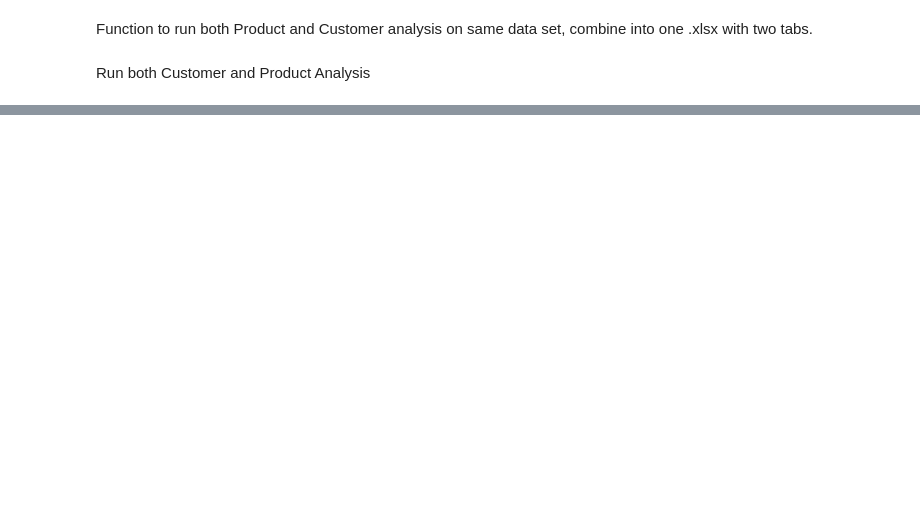
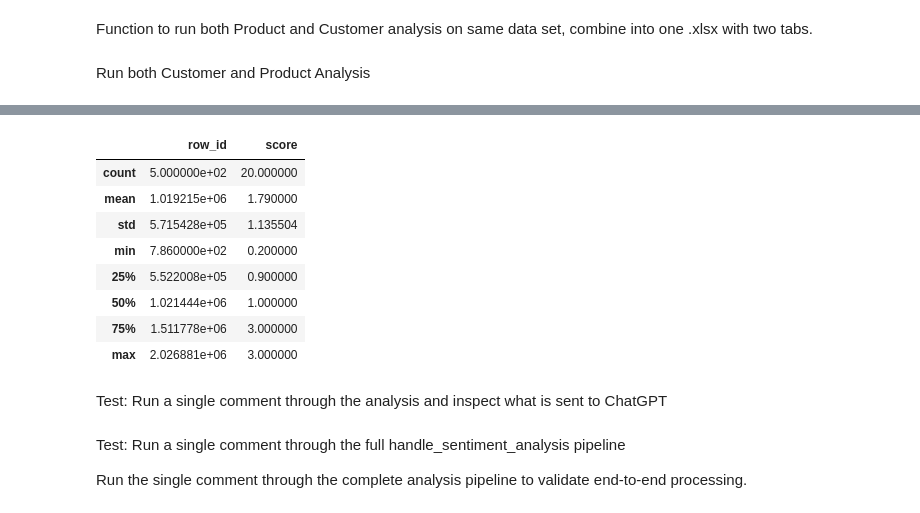
Before and after one commit to mwhittaker1/review_analyzer, a Jupyter notebook: main.ipynb, the cells around one changed output, grey strips where cells are left out. Saved outputs shown, nothing was run; the diff lists cells and outputs as text; code cells hidden in the pictures; blank space fills up the shorter version.

````diff
--- a/main.ipynb
+++ b/main.ipynb
@@ -461,4 +280,25 @@ def ai_format_product_feedback(
 # %% [markdown]
 Function to run both Product and Customer analysis on same data set, combine into one .xlsx with two tabs.
+# %%
+import re
+
+def prepare_data_for_analysis(text):
+    """Sanitize comment text and strip code block formatting from model output."""
+    if not isinstance(text, str):
+        return ""
+    # Remove control characters and excessive whitespace
+    text = re.sub(r'[\x00-\x1F\x7F]', ' ', text)
+    text = re.sub(r'\s+', ' ', text)
+    text = text.strip()
+    return text
+
+def strip_code_block(text):
+    """Remove Markdown code block wrappers from OpenAI response."""
+    text = text.strip()
+    code_block_pattern = r"^```(?:json)?\s*([\s\S]*?)\s*```$"
+    match = re.match(code_block_pattern, text)
+    if match:
+        return match.group(1).strip()
+    return text
 # %%
 def handle_sentiment_analysis(
@@ -537,0 +426,11 @@ con.close()
+# %%
+analyzed_product, analyzed_customer = handle_sentiment_analysis(
+    comments_df,
+    client=client,
+    batch_size= 10,
+    debug= False,
+    excel_export= False,
+    csv_export= True,
+    id_column= 'row_id',
+    db_path= 'iid_return_comment.db',
+)
@@ -537,0 +565,18 @@ con.close()
+# %%
+analyzed_product.describe()
+# %% [output]
+|  | row_id | score |
+| count | 5.000000e+02 | 20.000000 |
+| mean | 1.019215e+06 | 1.790000 |
+| std | 5.715428e+05 | 1.135504 |
+| min | 7.860000e+02 | 0.200000 |
+| 25% | 5.522008e+05 | 0.900000 |
+| 50% | 1.021444e+06 | 1.000000 |
+| 75% | 1.511778e+06 | 3.000000 |
+| max | 2.026881e+06 | 3.000000 |
+# %% [markdown]
+Test: Run a single comment through the analysis and inspect what is sent to ChatGPT
+# %% [markdown]
+Test: Run a single comment through the full handle_sentiment_analysis pipeline
+
+Run the single comment through the complete analysis pipeline to validate end-to-end processing.
````
Also changed, not shown: parts of 31 cells of this notebook, 10 other files.
